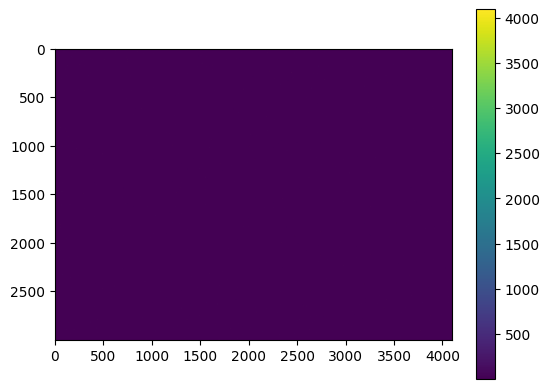
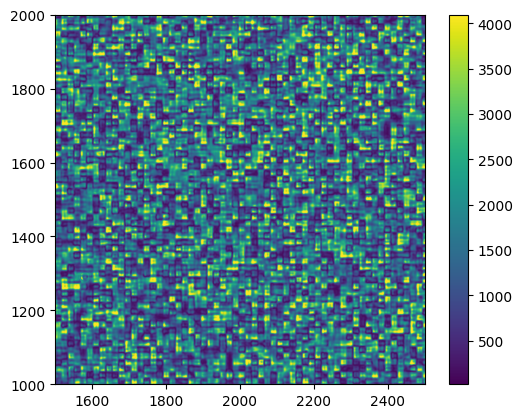
Unified diff of the notebook cell whose output changed from the first chart to the second:
--- before
+++ after
@@ -1,3 +1,4 @@
-plt.imshow(img[-10,...])
+plt.imshow(img[100,...])
 plt.colorbar()
-print(img[-10,...].mean())
+plt.xlim([1500, 2500])
+plt.ylim([1000, 2000])

Commit: updated settings